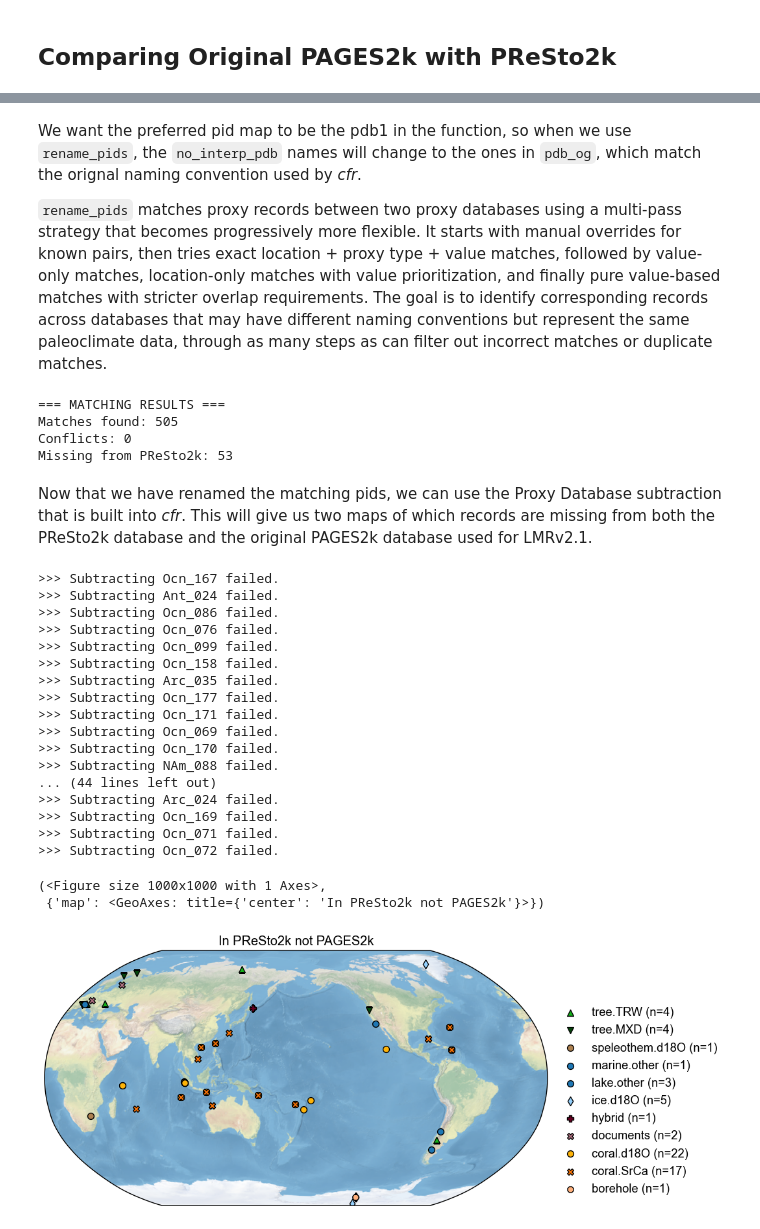
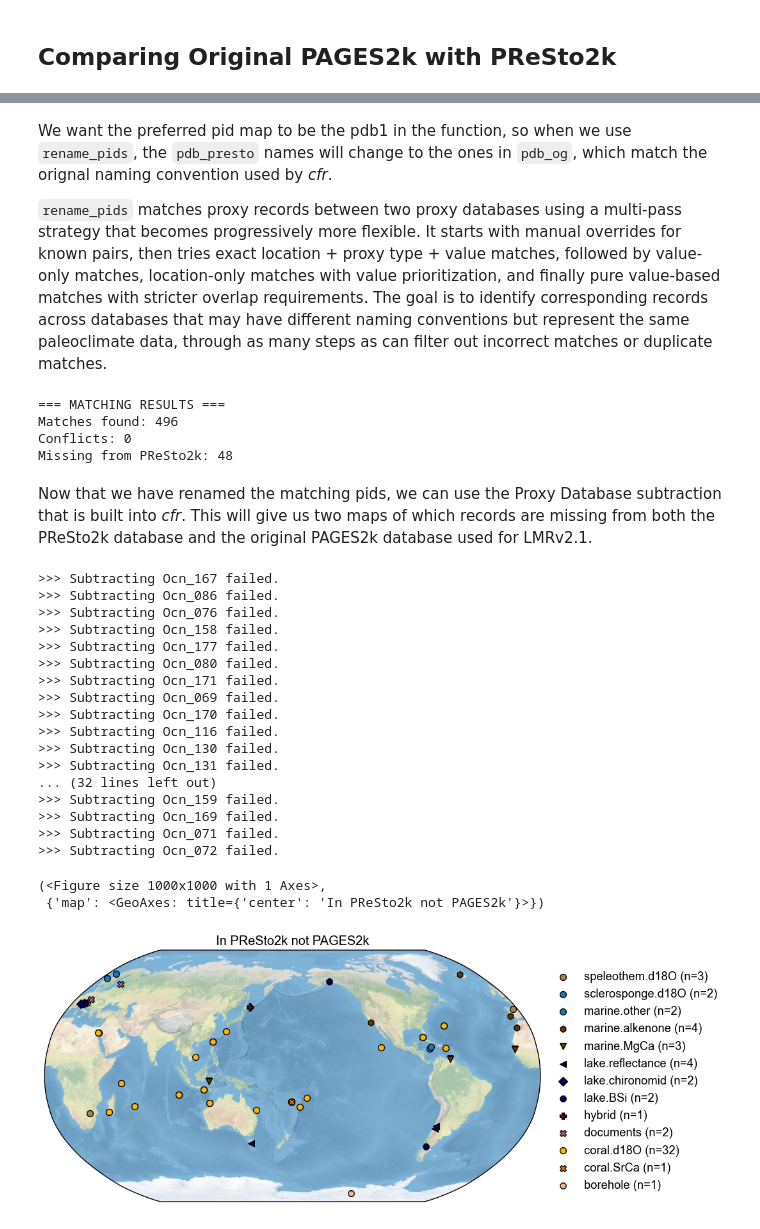
Before and after one commit to LinkedEarth/presto2k_cfr_pb, a Jupyter notebook: notebooks/validation/C03_b_proxydb_compare.ipynb, the cells around one changed output, grey strips where cells are left out. Drawn from its saved outputs; the diff is of its cells as text; code cells hidden in the pictures.

```diff
--- a/notebooks/validation/C03_b_proxydb_compare.ipynb
+++ b/notebooks/validation/C03_b_proxydb_compare.ipynb
@@ -53,10 +55,13 @@ Because the PID naming convention between PAGES2k in _cfr_ and those pulled from
 # %%
 # load original used in LMRv2.1 reproduction
 
-pdb_og = cfr.ProxyDatabase().load_nc('./prev_data/pdb/filtered_ptype_res_cfr_pages2kv2.nc')
+pdb_og = cfr.ProxyDatabase().load_nc('../prev_data/calibrated/calibrated_pages2k_pdb.nc')
 pdb_og.refresh()
+
+pdb_presto = cfr.ProxyDatabase().load_nc('../prev_data/calibrated/presto_pdb_calib.nc')
+pdb_presto.refresh()
 # %% [markdown]
-We want the preferred pid map to be the pdb1 in the function, so when we use `rename_pids`, the `no_interp_pdb` names will change to the ones in `pdb_og`, which match the orignal naming convention used by _cfr_.
+We want the preferred pid map to be the pdb1 in the function, so when we use `rename_pids`, the `pdb_presto` names will change to the ones in `pdb_og`, which match the orignal naming convention used by _cfr_.
 
 `rename_pids` matches proxy records between two proxy databases using a multi-pass strategy that becomes progressively more flexible. It starts with manual overrides for known pairs, then tries exact location + proxy type + value matches, followed by value-only matches, location-only matches with value prioritization, and finally pure value-based matches with stricter overlap requirements. The goal is to identify corresponding records across databases that may have different naming conventions but represent the same paleoclimate data, through as many steps as can filter out incorrect matches or duplicate matches.
 # %%
@@ -350,7 +355,7 @@ def rename_pids(pdb, matches, in_place=False):
     return db
 # %%
 # Now test the  matching
-matches, conflicts, missing = match_proxy_records(pdb_og, no_interp_pdb)
+matches, conflicts, missing = match_proxy_records(pdb_og, pdb_presto)
 
 print("=== MATCHING RESULTS ===")
 print(f"Matches found: {len(matches)}")
@@ -358,41 +363,41 @@ print(f"Conflicts: {len(conflicts)}")
 print(f"Missing from PReSto2k: {len(missing)}")
 # %% [output]
 === MATCHING RESULTS ===
-Matches found: 505
+Matches found: 496
 Conflicts: 0
-Missing from PReSto2k: 53
+Missing from PReSto2k: 48
 # %%
 # Re-run the renaming with all matches
-no_interp_fully_renamed = rename_pids(no_interp_pdb, matches, in_place=False)
+presto2k_fully_renamed = rename_pids(pdb_presto, matches, in_place=False)
 # %% [markdown]
 Now that we have renamed the matching pids, we can use the Proxy Database subtraction that is built into _cfr_. This will give us two maps of which records are missing from both the PReSto2k database and the original PAGES2k database used for LMRv2.1.
 # %%
 # Plot the map of records not in PAGES2k
 
-diff = no_interp_fully_renamed - pdb_og
+diff = presto2k_fully_renamed - pdb_og
 
 diff.plot(title='In PReSto2k not PAGES2k')
 # %% [output]
 >>> Subtracting Ocn_167 failed.
->>> Subtracting Ant_024 failed.
 >>> Subtracting Ocn_086 failed.
 >>> Subtracting Ocn_076 failed.
->>> Subtracting Ocn_099 failed.
 >>> Subtracting Ocn_158 failed.
->>> Subtracting Arc_035 failed.
 >>> Subtracting Ocn_177 failed.
+>>> Subtracting Ocn_080 failed.
 >>> Subtracting Ocn_171 failed.
 >>> Subtracting Ocn_069 failed.
 >>> Subtracting Ocn_170 failed.
->>> Subtracting NAm_088 failed.
-... (44 lines left out)
->>> Subtracting Arc_024 failed.
+>>> Subtracting Ocn_116 failed.
+>>> Subtracting Ocn_130 failed.
+>>> Subtracting Ocn_131 failed.
+... (32 lines left out)
+>>> Subtracting Ocn_159 failed.
 >>> Subtracting Ocn_169 failed.
 >>> Subtracting Ocn_071 failed.
 >>> Subtracting Ocn_072 failed.
 (<Figure size 1000x1000 with 1 Axes>,
  {'map': <GeoAxes: title={'center': 'In PReSto2k not PAGES2k'}>})
-[figure, old version]
+[figure, new version]
 # %%
 # Plot the map of records not in PReSto2k
 
```
Also changed, not shown: parts of 15 cells of this notebook.
